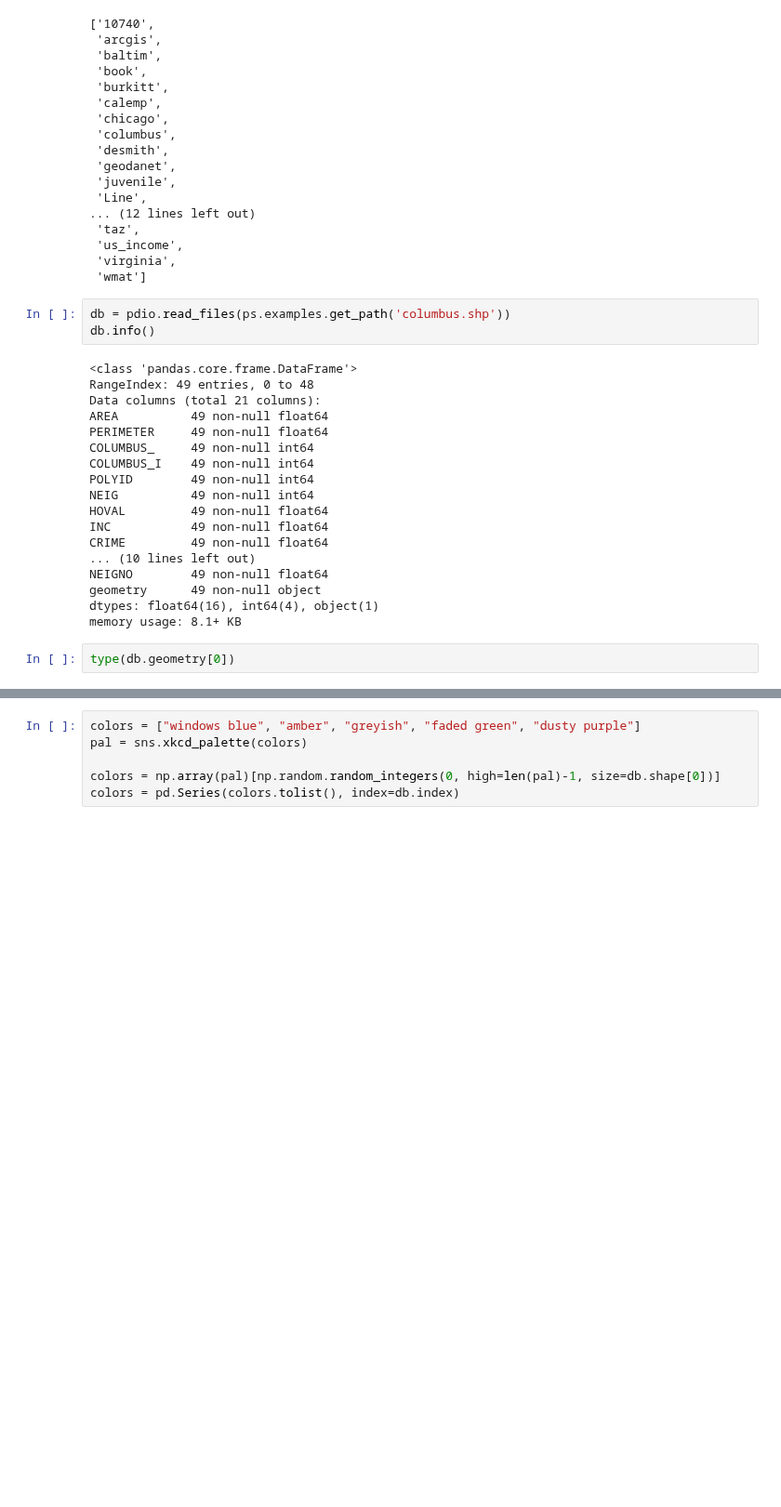
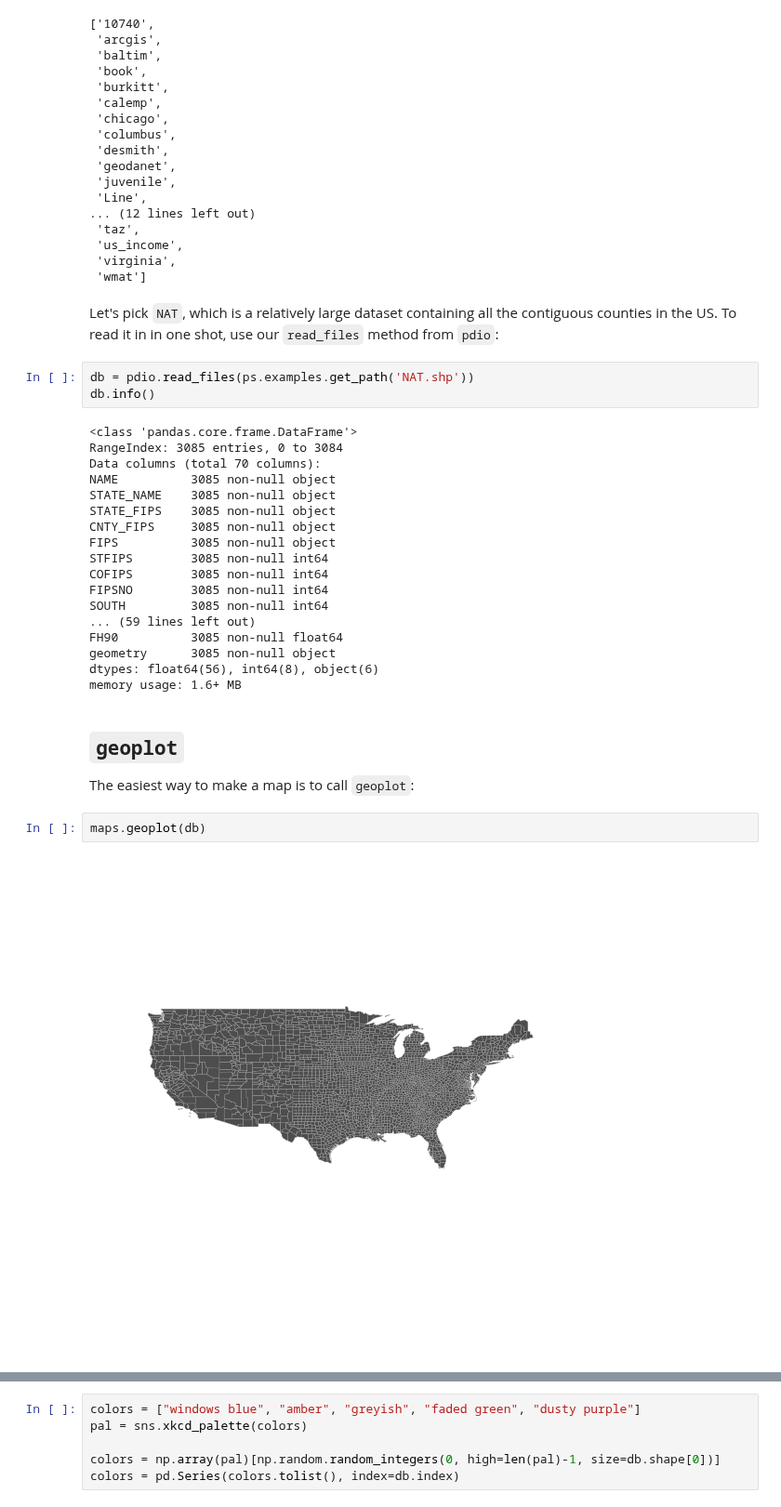
Before and after one commit to pysal/splot, a Jupyter notebook: geotable_plot.ipynb, the cells around one changed output, grey strips where cells are left out. Shown at 93% size. Cells and saved outputs as stored; diff of their text form; blank space fills up the shorter version.

Commit message:
Pushing cleaned version of notebook demonstrating geoplot

```diff
--- a/geotable_plot.ipynb
+++ b/geotable_plot.ipynb
@@ -31,26 +44,34 @@ ps.examples.available()
  'us_income',
  'virginia',
  'wmat']
+# %% [markdown]
+Let's pick `NAT`, which is a relatively large dataset containing all the contiguous counties in the US. To read it in in one shot, use our `read_files` method from `pdio`:
 # %%
-db = pdio.read_files(ps.examples.get_path('columbus.shp'))
+db = pdio.read_files(ps.examples.get_path('NAT.shp'))
 db.info()
 # %% [output]
 <class 'pandas.core.frame.DataFrame'>
-RangeIndex: 49 entries, 0 to 48
-Data columns (total 21 columns):
-AREA          49 non-null float64
-PERIMETER     49 non-null float64
-COLUMBUS_     49 non-null int64
-COLUMBUS_I    49 non-null int64
-POLYID        49 non-null int64
-NEIG          49 non-null int64
-HOVAL         49 non-null float64
-INC           49 non-null float64
-CRIME         49 non-null float64
-... (10 lines left out)
-NEIGNO        49 non-null float64
-geometry      49 non-null object
-dtypes: float64(16), int64(4), object(1)
-memory usage: 8.1+ KB
+RangeIndex: 3085 entries, 0 to 3084
+Data columns (total 70 columns):
+NAME          3085 non-null object
+STATE_NAME    3085 non-null object
+STATE_FIPS    3085 non-null object
+CNTY_FIPS     3085 non-null object
+FIPS          3085 non-null object
+STFIPS        3085 non-null int64
+COFIPS        3085 non-null int64
+FIPSNO        3085 non-null int64
+SOUTH         3085 non-null int64
+... (59 lines left out)
+FH90          3085 non-null float64
+geometry      3085 non-null object
+dtypes: float64(56), int64(8), object(6)
+memory usage: 1.6+ MB
-# %%
-type(db.geometry[0])
+# %% [markdown]
+## `geoplot`
+
+The easiest way to make a map is to call `geoplot`:
+# %%
+maps.geoplot(db)
+# %% [output]
+[figure, added]
```
Also changed, not shown: parts of 23 cells of this notebook.
